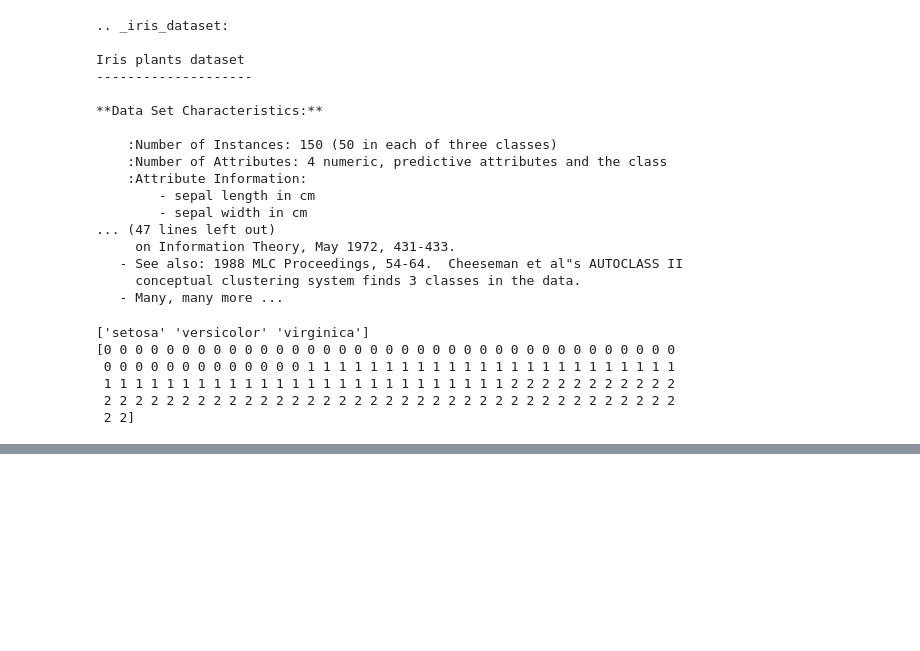
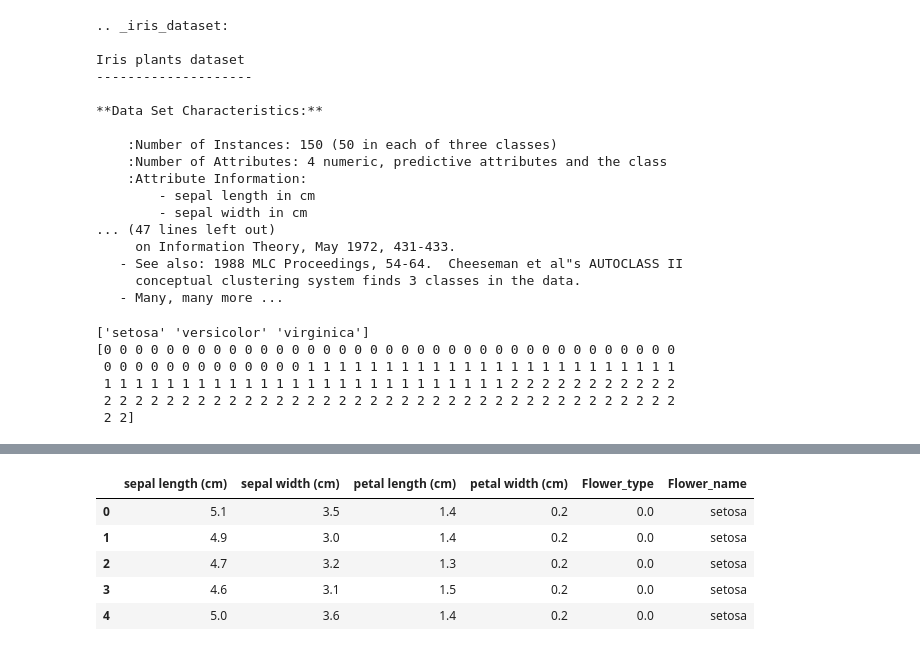
Before and after one commit to Aastha-Shreya/Practise_Projects, a Jupyter notebook: Visualization_of_data.ipynb, the cells around one changed output, grey strips where cells are left out. Drawn from its saved outputs; the diff is of its cells as text; code cells hidden in the pictures; blank space fills up the shorter version.

```diff
--- a/Visualization_of_data.ipynb
+++ b/Visualization_of_data.ipynb
@@ -79,0 +87,13 @@ print(iris['data'][:5])
+# %%
+#Now to use this data, we need to convert it from dictionary to dataframe.
+iris_df = pd.DataFrame(data=np.concatenate((iris.data, iris.target.reshape(-1,1)), axis=1),
+                        columns=(iris.feature_names + ['Flower_type']))
+iris_df['Flower_name'] = [iris.target_names[int(i)] for i in iris_df['Flower_type']]
+iris_df.head()
+# %% [output]
+|  | sepal length (cm) | sepal width (cm) | petal length (cm) | petal width (cm) | Flower_type | Flower_name |
+| 0 | 5.1 | 3.5 | 1.4 | 0.2 | 0.0 | setosa |
+| 1 | 4.9 | 3.0 | 1.4 | 0.2 | 0.0 | setosa |
+| 2 | 4.7 | 3.2 | 1.3 | 0.2 | 0.0 | setosa |
+| 3 | 4.6 | 3.1 | 1.5 | 0.2 | 0.0 | setosa |
+| 4 | 5.0 | 3.6 | 1.4 | 0.2 | 0.0 | setosa |
```
Also changed, not shown: parts of 12 cells of this notebook.
